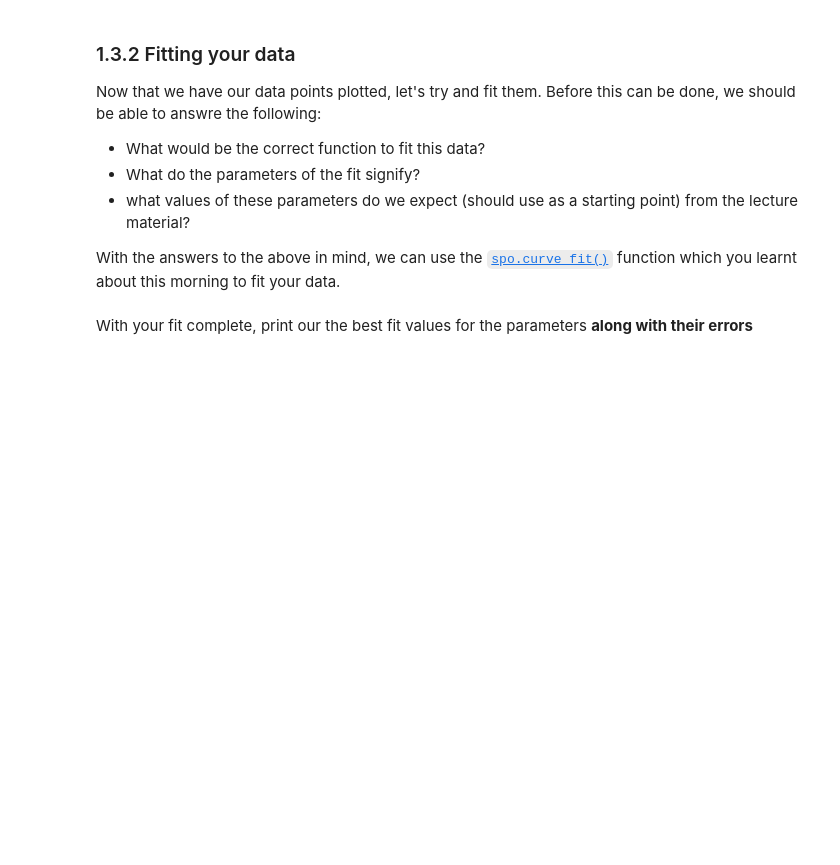
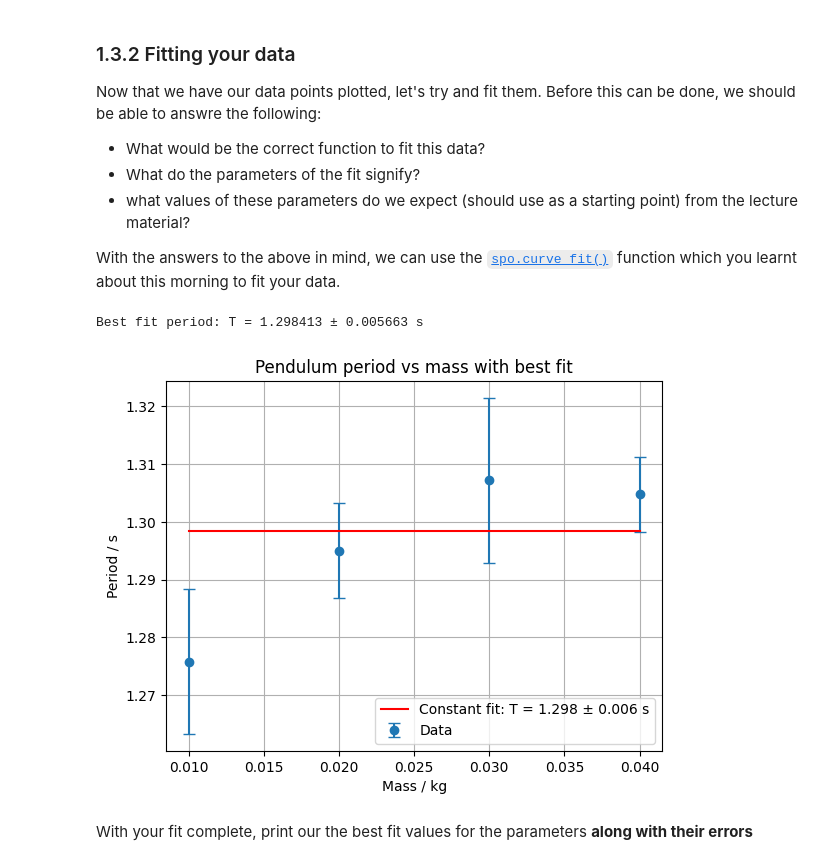
Before and after one commit to ShutBaton/physics-summer-school, a Jupyter notebook: notebooks/Experiments_1_2.ipynb, the cells around one changed output. Cells and saved outputs as stored; diff of their text form; code cells hidden in the pictures; blank space fills up the shorter version.

```diff
--- a/notebooks/Experiments_1_2.ipynb
+++ b/notebooks/Experiments_1_2.ipynb
@@ -118,19 +118,30 @@ Now that we have our data points plotted, let's try and fit them. Before this ca
 
 With the answers to the above in mind, we can use the [`spo.curve_fit()`](https://docs.scipy.org/doc/scipy/reference/generated/scipy.optimize.curve_fit.html) function which you learnt about this morning to fit your data.
 # %%
-# Define the function to fit (pendulum period vs mass)
-# For an ideal pendulum, period is independent of mass, so we fit a constant
 def constant_func(x, T0):
     return np.full_like(x, T0)
 
-# Perform the curve fit
 popt, pcov = spo.curve_fit(constant_func, masses, mean_periods, sigma=period_std)
-
-# Extract the parameter and its error
 T0 = popt[0]
 T0_err = np.sqrt(np.diag(pcov))[0]
 
-print(f"Best fit period: T = {T0:.4f} ± {T0_err:.4f} s")
+print(f"Best fit period: T = {T0:.6f} ± {T0_err:.6f} s")
+
+# Plot data with error bars and best-fit constant
+x_fit = np.linspace(masses.min(), masses.max(), 200)
+y_fit = constant_func(x_fit, T0)
+
+plt.errorbar(masses, mean_periods, yerr=period_std, fmt='o', capsize=4, label='Data')
+plt.plot(x_fit, y_fit, color='red', label=f'Constant fit: T = {T0:.3f} ± {T0_err:.3f} s')
+plt.xlabel('Mass / kg')
+plt.ylabel('Period / s')
+plt.title('Pendulum period vs mass with best fit')
+plt.grid(True)
+plt.legend()
+plt.show()
+# %% [output]
+Best fit period: T = 1.298413 ± 0.005663 s
+[figure, added]
 # %% [markdown]
 With your fit complete, print our the best fit values for the parameters **along with their errors**
 # %% [markdown]
```
Also changed, not shown: parts of 2 cells of this notebook, 1 other file.
